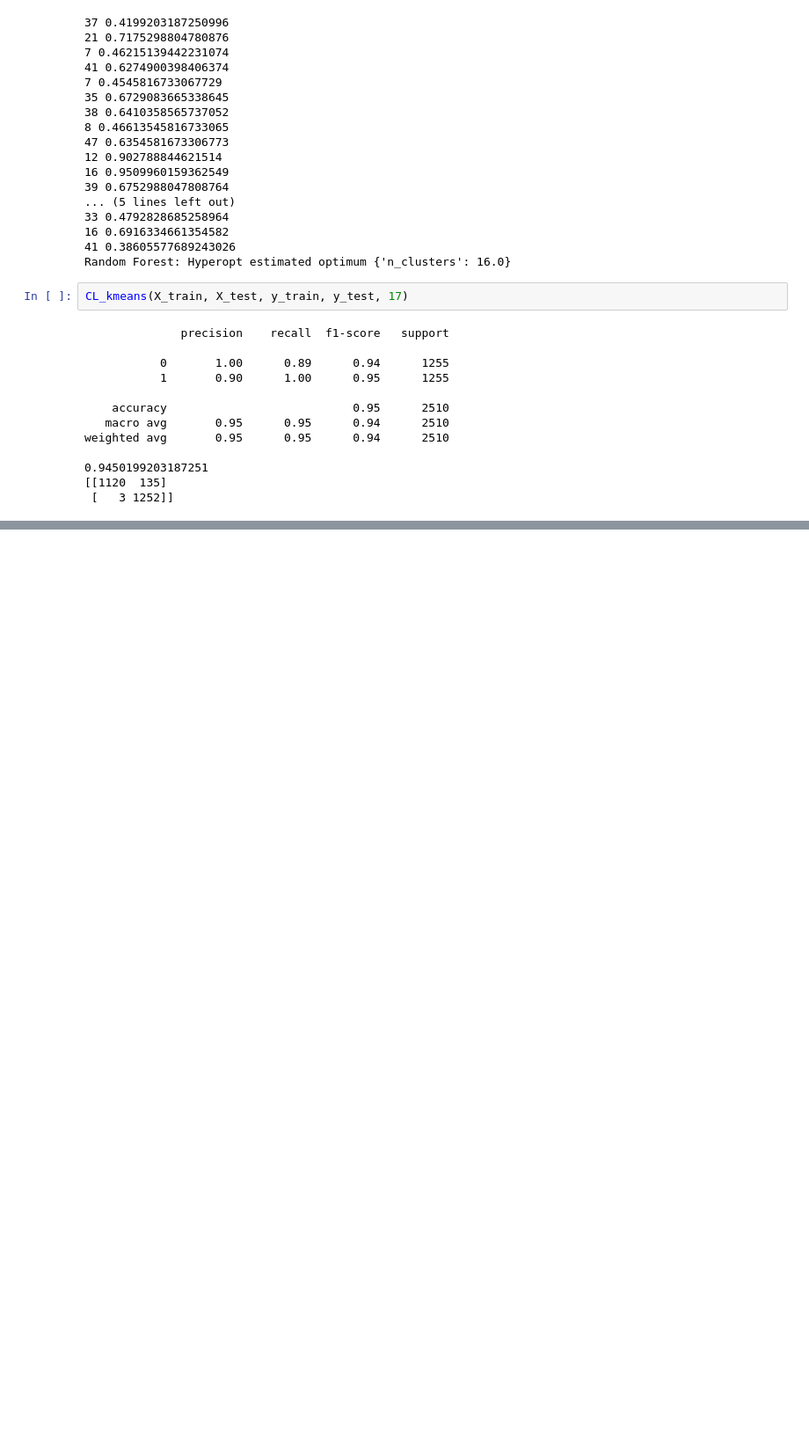
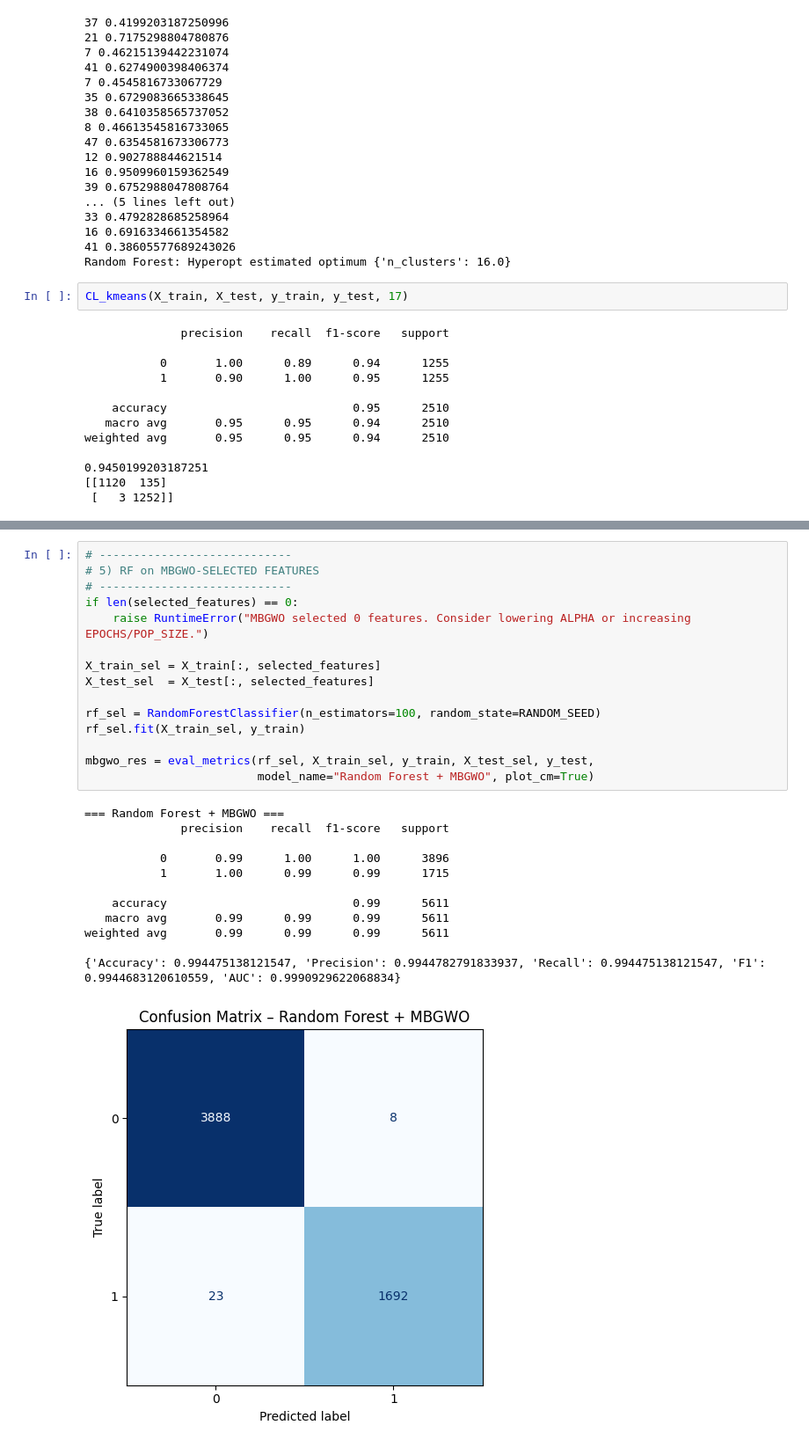
Before and after one commit to divya-392/Master-s-Project, a Jupyter notebook: MTH_IDS.ipynb, the cells around one changed output, grey strips where cells are left out. Shown at 88% size. Drawn from its saved outputs; the diff is of its cells as text; blank space fills up the shorter version.

```diff
--- a/MTH_IDS.ipynb
+++ b/MTH_IDS.ipynb
@@ -1299,0 +1580,28 @@ weighted avg       0.95      0.95      0.94      2510
+# %%
+# ----------------------------
+# 5) RF on MBGWO-SELECTED FEATURES
+# ----------------------------
+if len(selected_features) == 0:
+    raise RuntimeError("MBGWO selected 0 features. Consider lowering ALPHA or increasing EPOCHS/POP_SIZE.")
+
+X_train_sel = X_train[:, selected_features]
+X_test_sel  = X_test[:, selected_features]
+
+rf_sel = RandomForestClassifier(n_estimators=100, random_state=RANDOM_SEED)
+rf_sel.fit(X_train_sel, y_train)
+
+mbgwo_res = eval_metrics(rf_sel, X_train_sel, y_train, X_test_sel, y_test,
+                         model_name="Random Forest + MBGWO", plot_cm=True)
+# %% [output]
+=== Random Forest + MBGWO ===
+              precision    recall  f1-score   support
+
+           0       0.99      1.00      1.00      3896
+           1       1.00      0.99      0.99      1715
+
+    accuracy                           0.99      5611
+   macro avg       0.99      0.99      0.99      5611
+weighted avg       0.99      0.99      0.99      5611
+
+{'Accuracy': 0.994475138121547, 'Precision': 0.9944782791833937, 'Recall': 0.994475138121547, 'F1': 0.9944683120610559, 'AUC': 0.9990929622068834}
+[figure, added]
```
Also changed, not shown: parts of 9 cells of this notebook.
